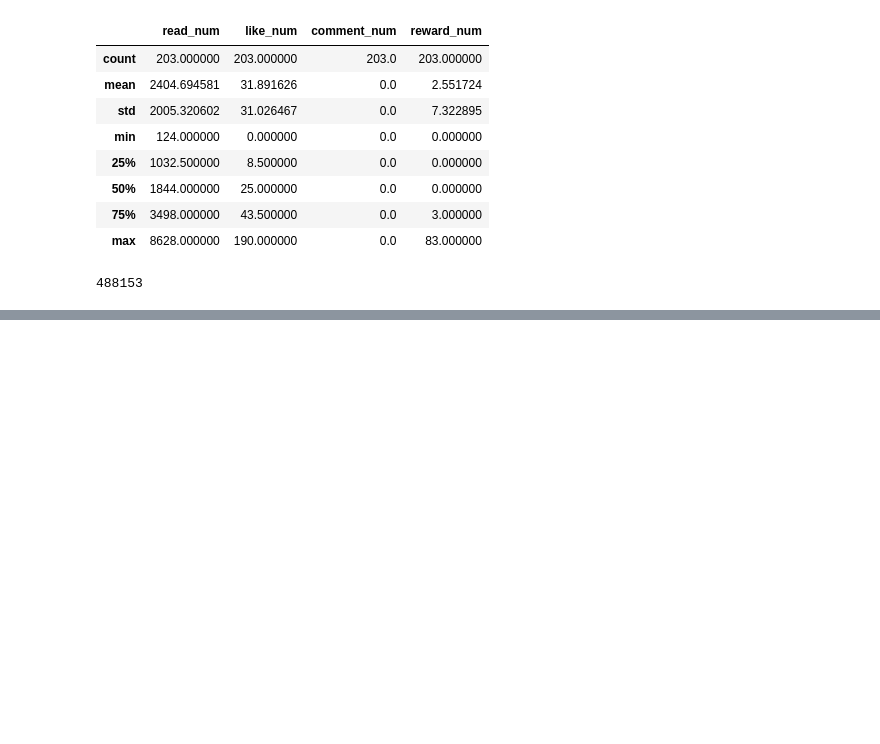
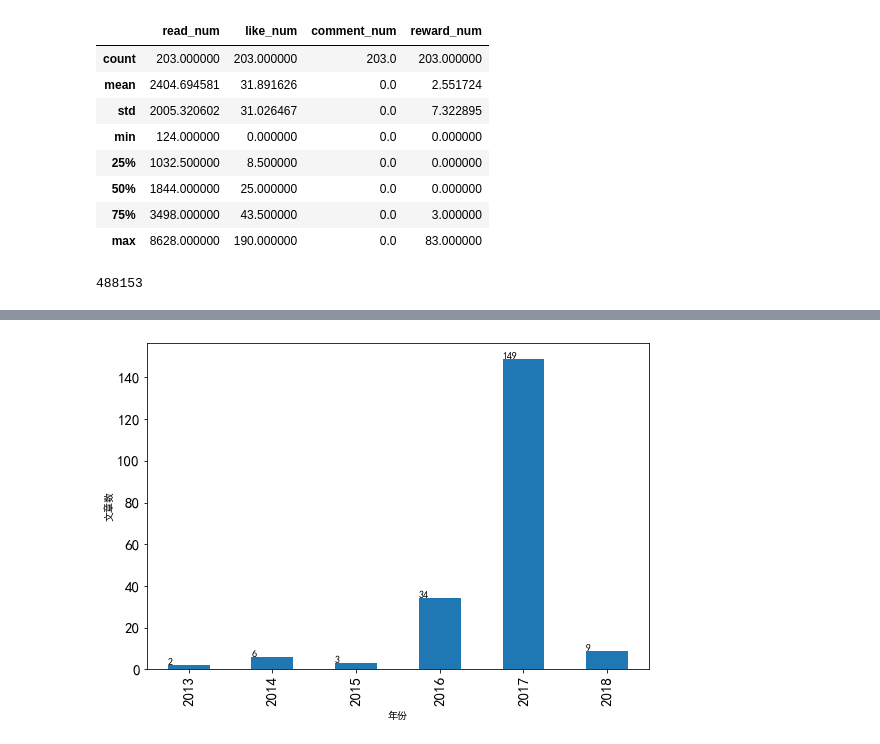
Before and after one commit to articuly/Self-study, a Jupyter notebook: 分析微信公众号数据的例子.ipynb, the cells around one changed output, grey strips where cells are left out. Saved outputs shown, nothing was run; the diff lists cells and outputs as text; code cells hidden in the pictures; blank space fills up the shorter version.

```diff
--- a/分析微信公众号数据的例子.ipynb
+++ b/分析微信公众号数据的例子.ipynb
@@ -51,0 +63,4 @@ ax.legend().set_visible(False)
+# %%
+# 按年分组统计每年写文章的数量
+year_df=df.groupby(df.p_date.dt.year).size().reset_index(name='total')
+year_df
@@ -51,0 +75,10 @@ ax.legend().set_visible(False)
+# %%
+ax = year_df.plot(x='p_date', y='total', kind='bar', figsize=(9,6), fontsize=15)
+ax.set_ylabel("文章数")
+ax.set_xlabel("年份")
+ax.legend().set_visible(False)
+# 柱状图上显示数字
+for p in ax.patches:
+    ax.annotate(str(p.get_height()), xy=(p.get_x(), p.get_height()))
+# %% [output]
+[figure, added]
```
Also changed, not shown: parts of 7 cells of this notebook.
